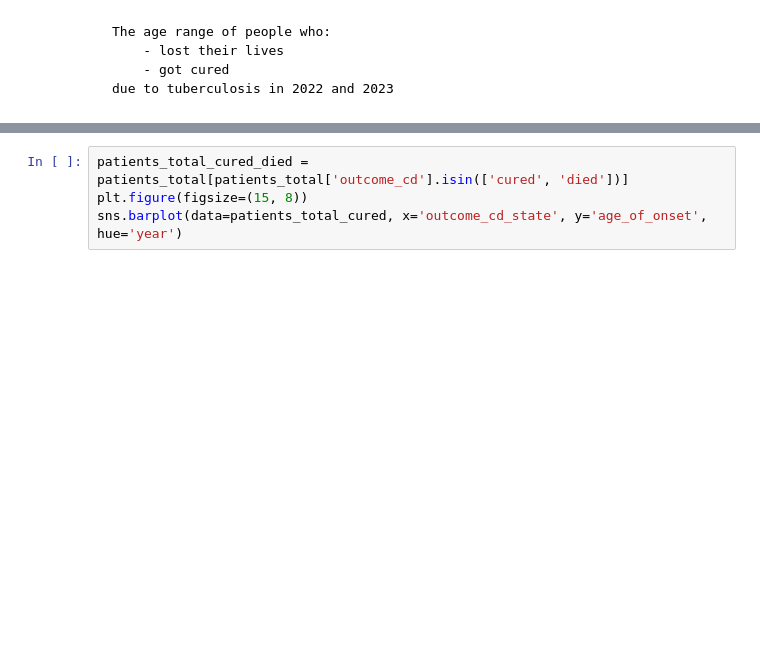
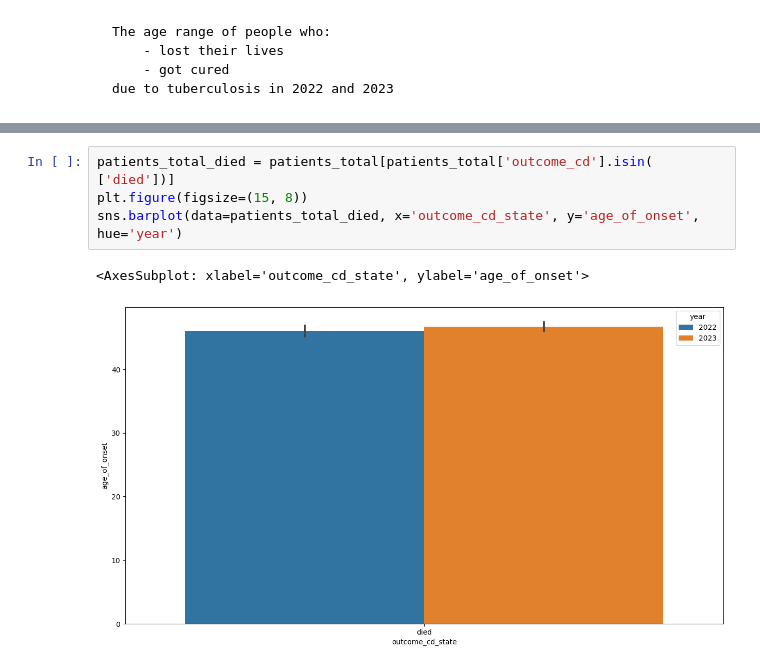
Before and after one commit to Taoheed-O/Tuberculosis_Survival_prediction, a Jupyter notebook: Data_analysis.ipynb, the cells around one changed output, grey strips where cells are left out. Saved outputs shown, nothing was run; the diff lists cells and outputs as text; blank space fills up the shorter version.

```diff
--- a/Data_analysis.ipynb
+++ b/Data_analysis.ipynb
@@ -469,7 +774,10 @@ sns.barplot(data=patients_total_cured, x='outcome_cd_state', y='age_of_onset', h
 # %%
-patients_total_cured_died = patients_total[patients_total['outcome_cd'].isin(['cured', 'died'])]
+patients_total_died = patients_total[patients_total['outcome_cd'].isin( ['died'])]
 plt.figure(figsize=(15, 8))
-sns.barplot(data=patients_total_cured, x='outcome_cd_state', y='age_of_onset', hue='year')
+sns.barplot(data=patients_total_died, x='outcome_cd_state', y='age_of_onset', hue='year')
+# %% [output]
+<AxesSubplot: xlabel='outcome_cd_state', ylabel='age_of_onset'>
+[figure, added]
 # %%
 patients_total_cured_died = patients_total[patients_total['outcome_cd'].isin(['cured', 'died'])]
 plt.figure(figsize=(15, 8))
```
Also changed, not shown: parts of 45 cells of this notebook.
